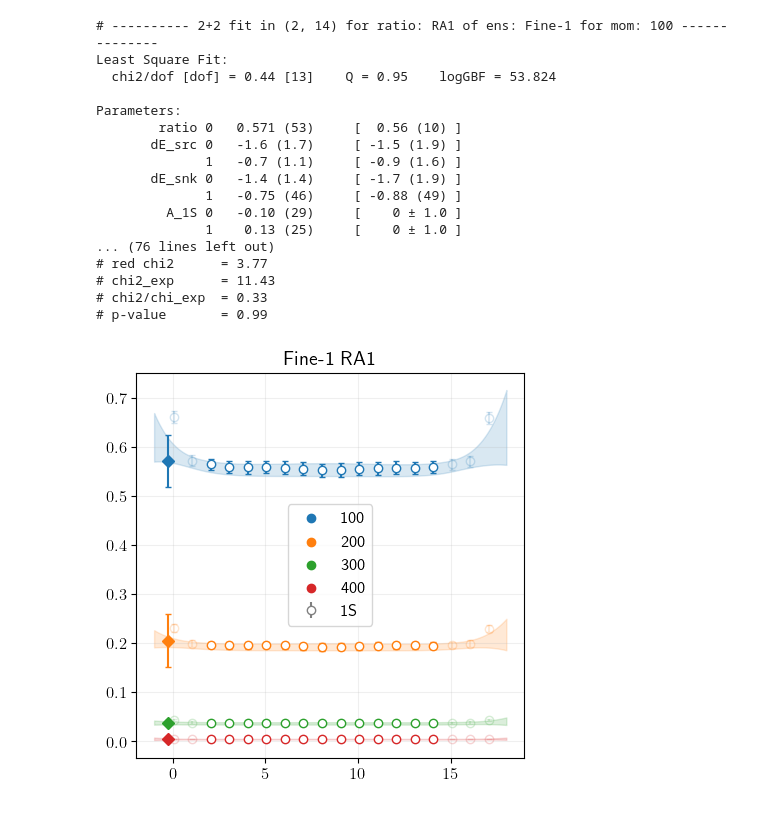
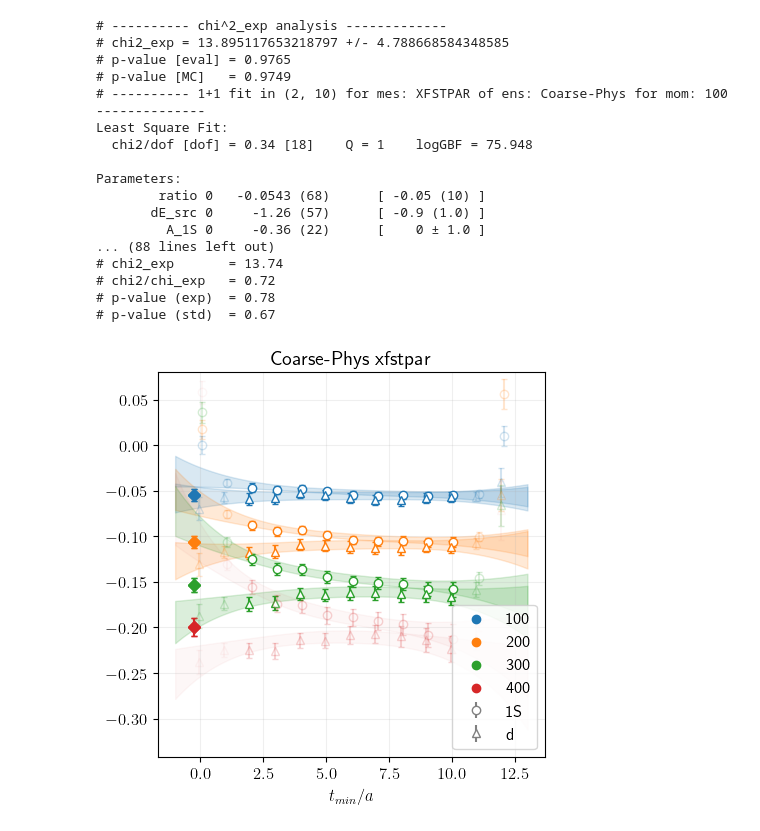
Before and after one commit to pietro-butti/B2heavy, a Jupyter notebook: notebooks/ratio_multiple_mom.ipynb, the cells around one changed output. Saved outputs shown, nothing was run; the diff lists cells and outputs as text; code cells hidden in the pictures.

```diff
--- a/notebooks/ratio_multiple_mom.ipynb
+++ b/notebooks/ratio_multiple_mom.ipynb
@@ -25,14 +25,14 @@ BINSIZE  = {
     'SuperFine':   22
 }
 # %%
-ENSEMBLE = 'Fine-1'
-RATIO    = 'RA1'
-SMSLIST  = ['1S']
+ENSEMBLE = 'Coarse-Phys'
+RATIO    = 'xfstpar'
+SMSLIST  = ['1S','RW']
 MOMLIST  = ['100','200','300','400']
 # MOMLIST  = ['100','200','300']
 # %%
 TMIN    = 2
-NSTATES = 2
+NSTATES = 1
 # %%
 plt.rcParams['text.usetex'] = True
 plt.rcParams['font.size'] = 12
@@ -58,7 +58,7 @@ for i,mom in enumerate(MOMLIST):
         **requisites
     )
 
-    trange = (TMIN, robj.Ta-TMIN-1)
+    trange = (TMIN, robj.Ta-TMIN)
 
     cov_specs = dict(
         diag   = False,
@@ -84,49 +84,51 @@ for i,mom in enumerate(MOMLIST):
 
     res = robj.fit_result(
         Nexc   = NSTATES,
         trange = trange,
         priors = pr
     )
 
-    # alpha = 0.2 if mom=='400' else 1.
-    alpha = 1.
+    alpha = 0.2 if mom=='400' else 1.
+    # alpha = 1.
     robj.plot_fit(ax,NSTATES,trange,color=f'C{i}',color_res=f'C{i}',alpha=alpha)
     # f0 = pr['ratio'][0]
     # ax.axhspan(ymin=f0.mean-f0.sdev,ymax=f0.mean+f0.sdev,alpha=0.1,color='gray')
 
     ax.scatter([],[], marker='o', color=f'C{i}', label=mom)
 
 
     f0s.append(fit.p['ratio'][0])
 
 ax.errorbar([],[],[],fmt='o', ecolor='gray', mfc='w', color='gray', capsize=2.5, label='1S')
-# ax.errorbar([],[],[],fmt='^', ecolor='gray', mfc='w', color='gray', capsize=2.5, label='d')
+ax.errorbar([],[],[],fmt='^', ecolor='gray', mfc='w', color='gray', capsize=2.5, label='d')
 
 # ax.set_xlim(-0.5,13)
-# ax.set_ylim(ymax=0.08)
+ax.set_ylim(ymax=0.08)
 ax.grid(alpha=0.2)
 ax.legend()
+
+ax.set_xlabel(r'$t_{min}/a$')
 
 ax.set_title(f'{ENSEMBLE} {RATIO}')
 
 
 plt.savefig(f'/Users/pietro/Desktop/{ENSEMBLE}_{RATIO}_multimom.pdf')
 # %% [output]
-# ---------- 2+2 fit in (2, 14) for ratio: RA1 of ens: Fine-1 for mom: 100 --------------
+# ---------- chi^2_exp analysis -------------
+# chi2_exp = 13.895117653218797 +/- 4.788668584348585
+# p-value [eval] = 0.9765
+# p-value [MC]   = 0.9749
+# ---------- 1+1 fit in (2, 10) for mes: XFSTPAR of ens: Coarse-Phys for mom: 100 --------------
 Least Square Fit:
-  chi2/dof [dof] = 0.44 [13]    Q = 0.95    logGBF = 53.824
+  chi2/dof [dof] = 0.34 [18]    Q = 1    logGBF = 75.948
 
 Parameters:
-        ratio 0   0.571 (53)     [  0.56 (10) ]
-       dE_src 0   -1.6 (1.7)     [ -1.5 (1.9) ]
-              1   -0.7 (1.1)     [ -0.9 (1.6) ]
-       dE_snk 0   -1.4 (1.4)     [ -1.7 (1.9) ]
-              1   -0.75 (46)     [ -0.88 (49) ]
-         A_1S 0   -0.10 (29)     [    0 ± 1.0 ]
-              1    0.13 (25)     [    0 ± 1.0 ]
-... (76 lines left out)
-# red chi2      = 3.77
-# chi2_exp      = 11.43
-# chi2/chi_exp  = 0.33
-# p-value       = 0.99
+        ratio 0   -0.0543 (68)      [ -0.05 (10) ]
+       dE_src 0     -1.26 (57)      [ -0.9 (1.0) ]
+         A_1S 0     -0.36 (22)      [    0 ± 1.0 ]
+... (88 lines left out)
+# chi2_exp       = 13.74
+# chi2/chi_exp   = 0.72
+# p-value (exp)  = 0.78
+# p-value (std)  = 0.67
-[figure, old version]
+[figure, new version]
```
Also changed, not shown: 16 other files.
